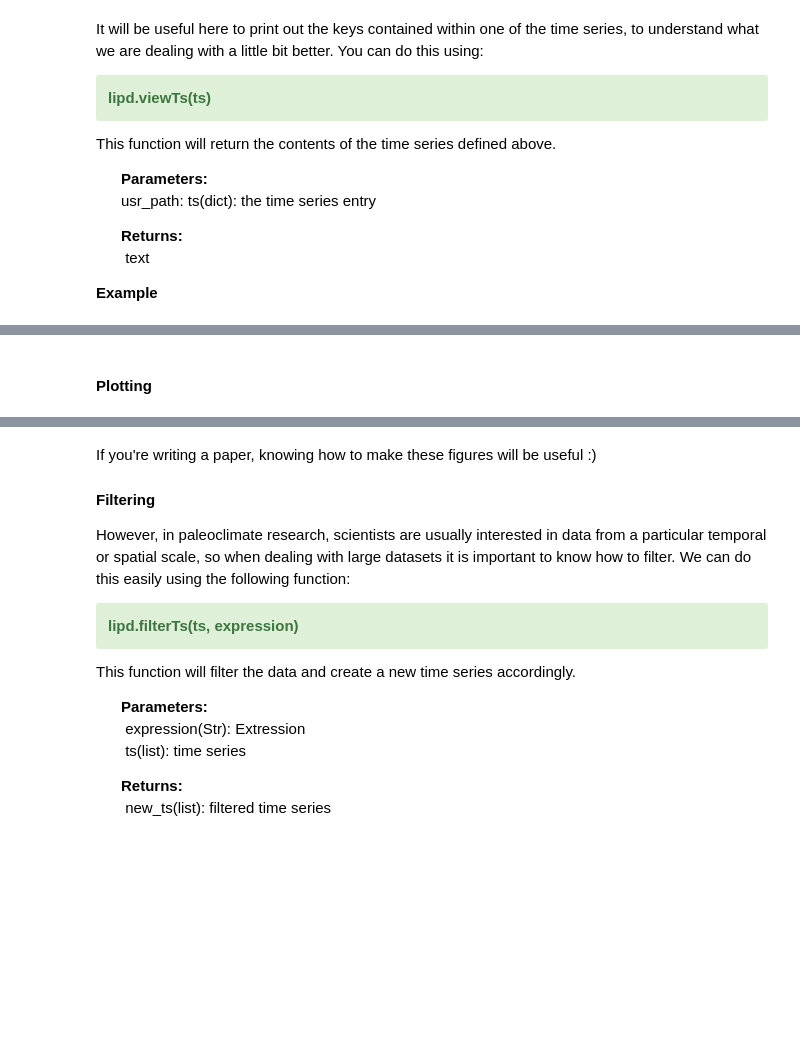
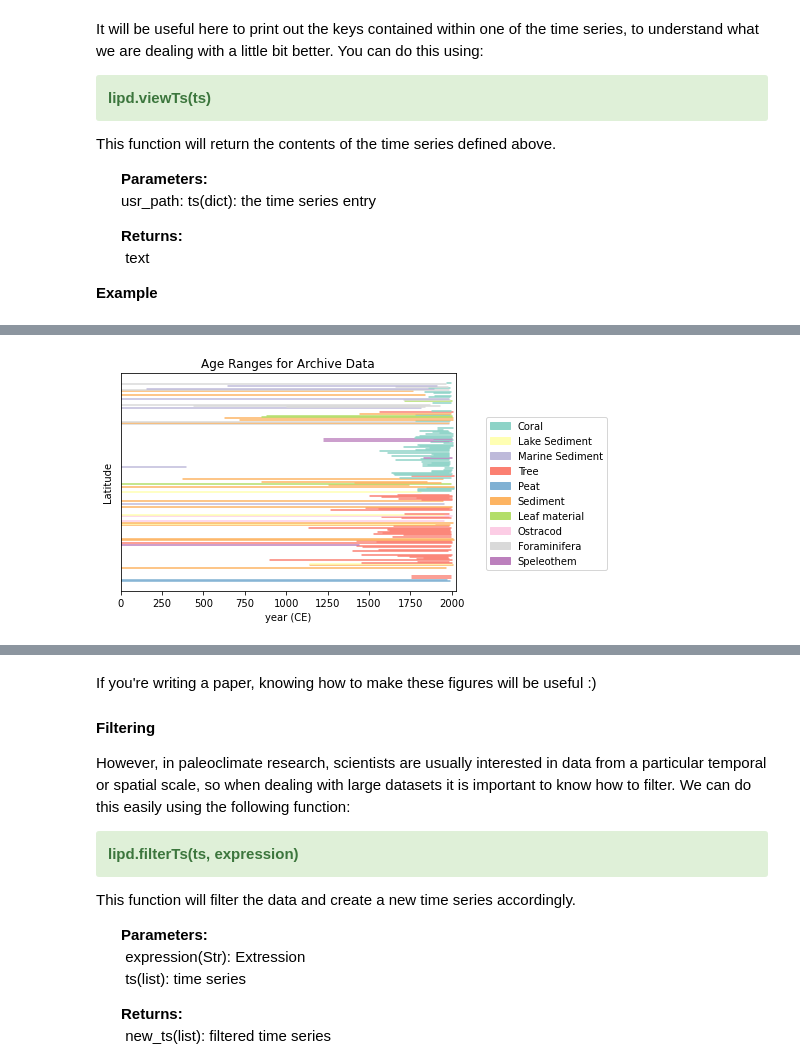
Before and after one commit to anastasia-morf/EMSC4033-project, a Jupyter notebook: GraphMaker.ipynb, the cells around one changed output, grey strips where cells are left out. Saved outputs shown, nothing was run; the diff lists cells and outputs as text; code cells hidden in the pictures; blank space fills up the shorter version.

```diff
--- a/GraphMaker.ipynb
+++ b/GraphMaker.ipynb
@@ -230,2 +198,0 @@ Let's start by plotting the data on a temporal scale:
-# %% [markdown]
-#### Plotting
@@ -294,3 +199,7 @@ type(i)
+# %%
+make_temporal_map(data)
+# %% [output]
+[figure, added]
 # %% [markdown]
 #### Making a map
 
```
Also changed, not shown: parts of 27 cells of this notebook, 3 other files.
